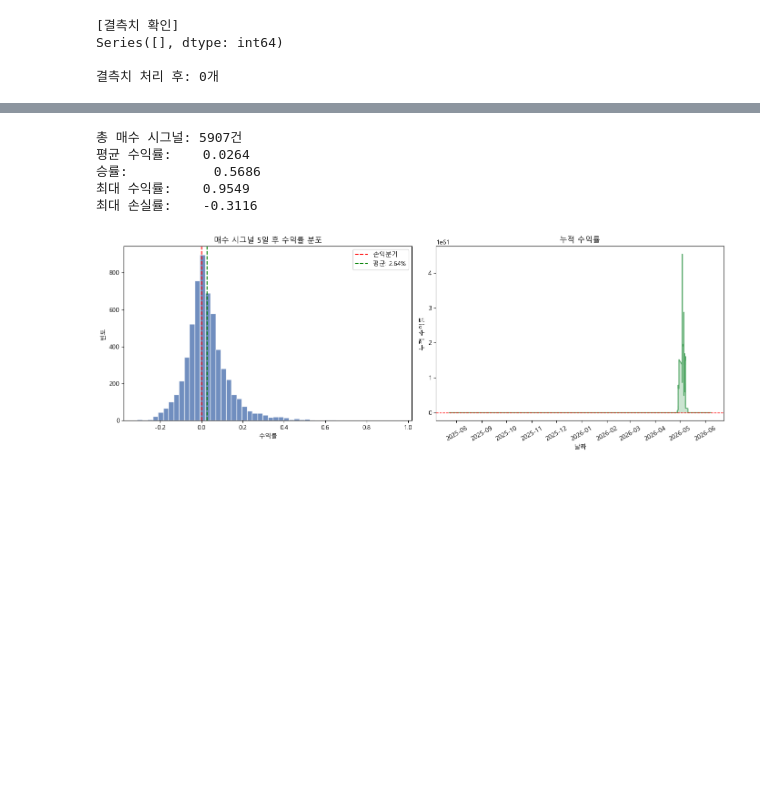
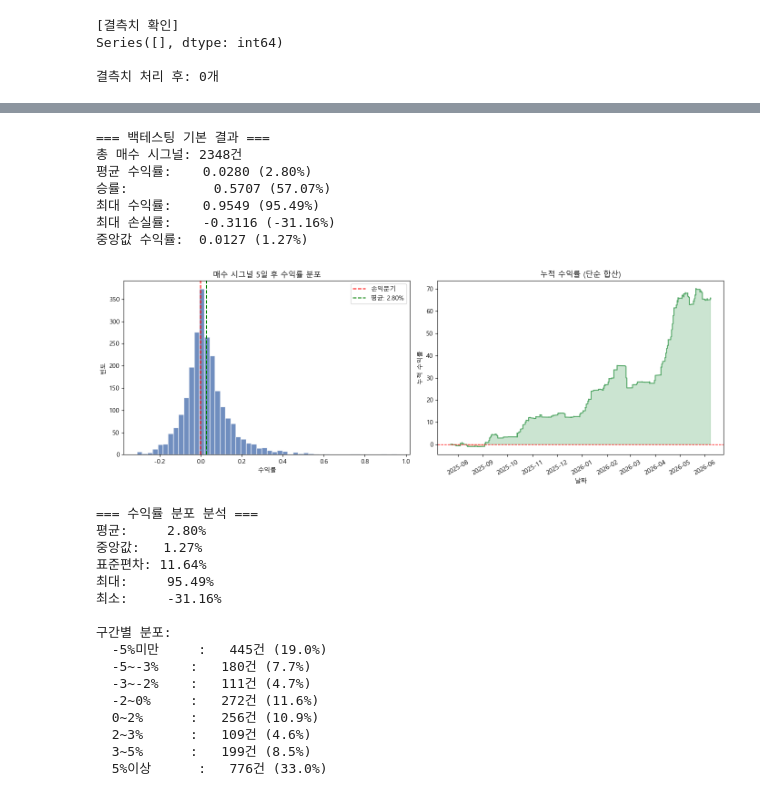
Before and after one commit to jin25056-ai/RichClub, a Jupyter notebook: model/hyerim/model_train.ipynb, the cells around one changed output, grey strips where cells are left out. Cells and saved outputs as stored; diff of their text form; code cells hidden in the pictures; blank space fills up the shorter version.

```diff
--- a/model/hyerim/model_train.ipynb
+++ b/model/hyerim/model_train.ipynb
@@ -180,4 +255,8 @@ plt.title('target 클래스 분포 (전종목)')
 plt.ylabel('데이터 수')
 plt.tight_layout()
 plt.show()
+
+print('=== target 분포 ===')
+for label, val in zip(target_counts.index, target_counts.values):
+    print(f'{label}: {val:,}건 ({val/len(df)*100:.1f}%)')
 # %% [output]
@@ -538,19 +699,21 @@ dtype: float32
 # %%
 # 셀 16 - 백테스팅
 df_bt = df_test.copy().reset_index(drop=True)
-df_bt['pred']           = y_pred
+df_bt['pred'] = y_pred
 
 proba = model.predict_proba(X_test_scaled)
 df_bt['proba_관망'] = proba[:, 0]
 df_bt['proba_매수'] = proba[:, 1]
 df_bt['proba_매도'] = proba[:, 2]
 
-# 0.5 조건 제거 -> 매수 확률이 다른 클래스보다 높은 것만
 df_bt['signal'] = (
     (df_bt['pred'] == 1) &
     (df_bt['proba_매수'] > df_bt['proba_관망']) &
     (df_bt['proba_매수'] > df_bt['proba_매도']) &
-    (df_bt['domain_score'] >= 2)
+    (
+        (df_bt['macd_zero_cross'] == 1) |
+        (df_bt['domain_score'] >= 3)
+    )
 ).astype(int)
 
 df_bt = df_bt.sort_values(['stock_code', 'date']).reset_index(drop=True)
@@ -560,48 +723,82 @@ df_bt['return_5d'] = df_bt.groupby('stock_code')['close'].transform(
 
 df_signal = df_bt[df_bt['signal'] == 1].dropna(subset=['return_5d'])
 
+print('=== 백테스팅 기본 결과 ===')
 print(f'총 매수 시그널: {len(df_signal)}건')
-print(f'평균 수익률:    {df_signal["return_5d"].mean():.4f}')
-print(f'승률:           {(df_signal["return_5d"] > 0).mean():.4f}')
-print(f'최대 수익률:    {df_signal["return_5d"].max():.4f}')
-print(f'최대 손실률:    {df_signal["return_5d"].min():.4f}')
+print(f'평균 수익률:    {df_signal["return_5d"].mean():.4f} ({df_signal["return_5d"].mean()*100:.2f}%)')
+print(f'승률:           {(df_signal["return_5d"] > 0).mean():.4f} ({(df_signal["return_5d"] > 0).mean()*100:.2f}%)')
+print(f'최대 수익률:    {df_signal["return_5d"].max():.4f} ({df_signal["return_5d"].max()*100:.2f}%)')
+print(f'최대 손실률:    {df_signal["return_5d"].min():.4f} ({df_signal["return_5d"].min()*100:.2f}%)')
+print(f'중앙값 수익률:  {df_signal["return_5d"].median():.4f} ({df_signal["return_5d"].median()*100:.2f}%)')
 # %% [output]
-총 매수 시그널: 5907건
-평균 수익률:    0.0264
-승률:           0.5686
-최대 수익률:    0.9549
-최대 손실률:    -0.3116
+=== 백테스팅 기본 결과 ===
+총 매수 시그널: 2348건
+평균 수익률:    0.0280 (2.80%)
+승률:           0.5707 (57.07%)
+최대 수익률:    0.9549 (95.49%)
+최대 손실률:    -0.3116 (-31.16%)
+중앙값 수익률:  0.0127 (1.27%)
 # %%
-# 셀 17 - 수익률 분포 + 누적 수익률
+# 셀 17 수정
 df_cum = df_signal.sort_values('date').copy()
-df_cum['cum_return'] = (1 + df_cum['return_5d']).cumprod() - 1
+df_cum['cum_return'] = df_cum['return_5d'].cumsum()
 
 fig, axes = plt.subplots(1, 2, figsize=(14, 5))
 
 axes[0].hist(df_signal['return_5d'], bins=50, color='#4C72B0', alpha=0.8, edgecolor='white')
 axes[0].axvline(0, color='red', linestyle='--', linewidth=1.5, label='손익분기')
 axes[0].axvline(df_signal['return_5d'].mean(), color='green', linestyle='--',
                 linewidth=1.5, label=f'평균: {df_signal["return_5d"].mean():.2%}')
 axes[0].set_title('매수 시그널 5일 후 수익률 분포')
 axes[0].set_xlabel('수익률')
 axes[0].set_ylabel('빈도')
 axes[0].legend()
 
 axes[1].plot(df_cum['date'], df_cum['cum_return'], color='#55A868', linewidth=1.5)
 axes[1].axhline(0, color='red', linestyle='--', linewidth=1)
 axes[1].fill_between(df_cum['date'], df_cum['cum_return'], 0,
                      where=df_cum['cum_return'] >= 0, alpha=0.3, color='#55A868')
 axes[1].fill_between(df_cum['date'], df_cum['cum_return'], 0,
                      where=df_cum['cum_return'] < 0, alpha=0.3, color='#DD8452')
-axes[1].set_title('누적 수익률')
+axes[1].set_title('누적 수익률 (단순 합산)')
 axes[1].set_xlabel('날짜')
 axes[1].set_ylabel('누적 수익률')
 axes[1].tick_params(axis='x', rotation=30)
 
 plt.tight_layout()
 plt.show()
+
+print('=== 수익률 분포 분석 ===')
+print(f'평균:     {df_signal["return_5d"].mean():.2%}')
+print(f'중앙값:   {df_signal["return_5d"].median():.2%}')
+print(f'표준편차: {df_signal["return_5d"].std():.2%}')
+print(f'최대:     {df_signal["return_5d"].max():.2%}')
+print(f'최소:     {df_signal["return_5d"].min():.2%}')
+print(f'\n구간별 분포:')
+bins = [-1, -0.05, -0.03, -0.02, 0, 0.02, 0.03, 0.05, 1]
+labels = ['-5%미만', '-5~-3%', '-3~-2%', '-2~0%', '0~2%', '2~3%', '3~5%', '5%이상']
+df_signal['return_bin'] = pd.cut(df_signal['return_5d'], bins=bins, labels=labels)
+for label, cnt in df_signal['return_bin'].value_counts().sort_index().items():
+    pct = cnt / len(df_signal) * 100
+    print(f'  {label:<10}: {cnt:>5}건 ({pct:.1f}%)')
 # %% [output]
-[figure, old version]
+[figure, new version]
+=== 수익률 분포 분석 ===
+평균:     2.80%
+중앙값:   1.27%
+표준편차: 11.64%
+최대:     95.49%
+최소:     -31.16%
+
+구간별 분포:
+  -5%미만     :   445건 (19.0%)
+  -5~-3%    :   180건 (7.7%)
+  -3~-2%    :   111건 (4.7%)
+  -2~0%     :   272건 (11.6%)
+  0~2%      :   256건 (10.9%)
+  2~3%      :   109건 (4.6%)
+  3~5%      :   199건 (8.5%)
+  5%이상      :   776건 (33.0%)
 # %%
 # 셀 18 - MDD + 성과 요약
 cum_returns = df_cum['cum_return'].values
```
Also changed, not shown: parts of 25 cells of this notebook, 1 other file.
